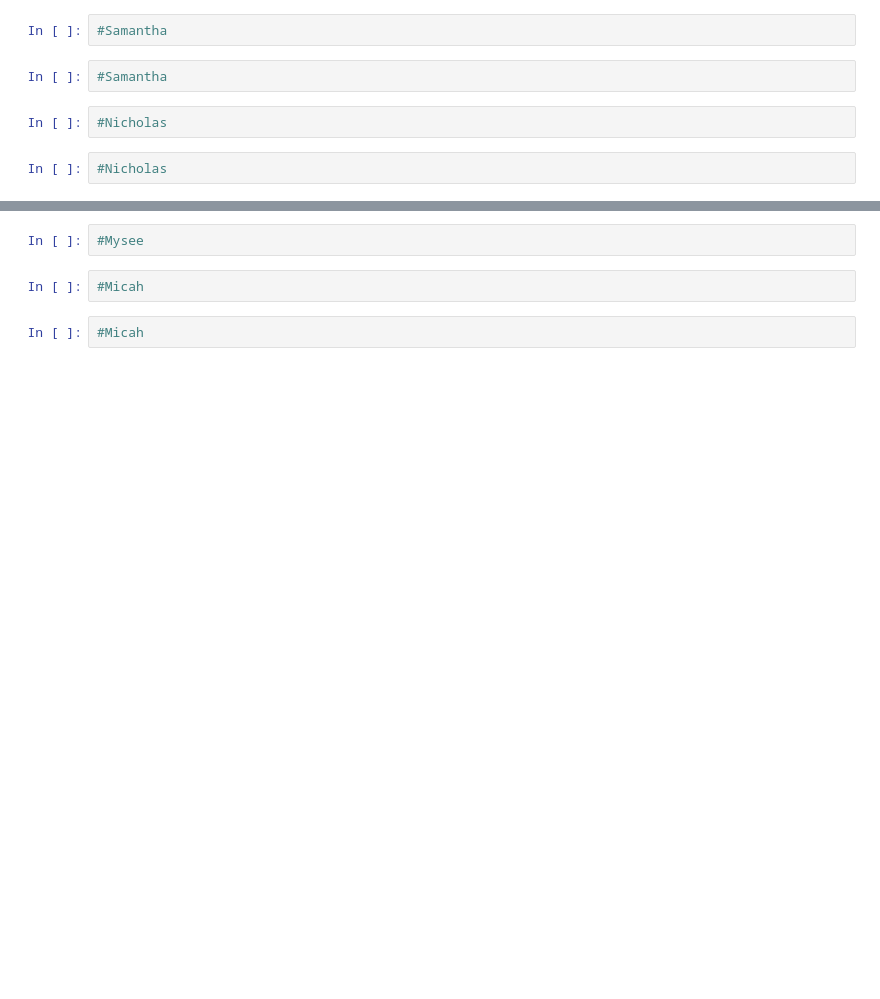
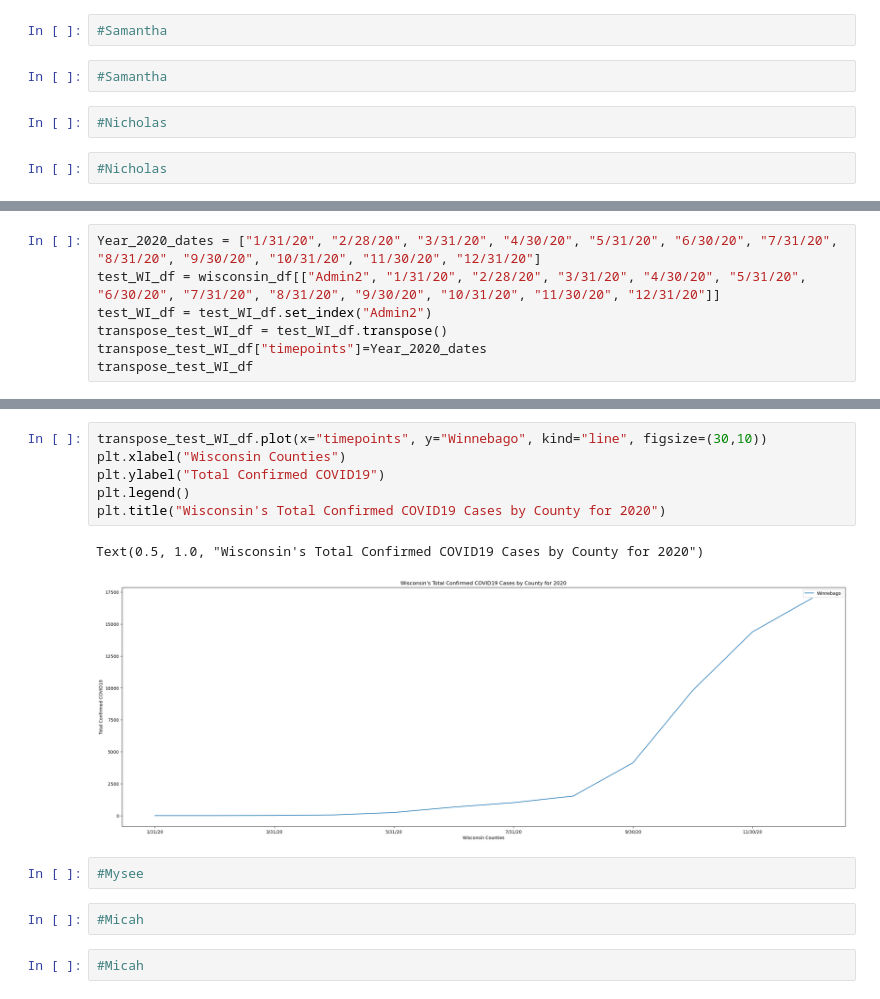
Before and after one commit to micah-11101/Covid-19Analysis, a Jupyter notebook: main.ipynb, the cells around one changed output, grey strips where cells are left out. Cells and saved outputs as stored; diff of their text form; blank space fills up the shorter version.

```diff
--- a/main.ipynb
+++ b/main.ipynb
@@ -83,0 +168,7 @@ minnesota_df.plot("Admin2","2/28/23",kind="bar",figsize=(30,10))
+# %%
+Year_2020_dates = ["1/31/20", "2/28/20", "3/31/20", "4/30/20", "5/31/20", "6/30/20", "7/31/20", "8/31/20", "9/30/20", "10/31/20", "11/30/20", "12/31/20"]
+test_WI_df = wisconsin_df[["Admin2", "1/31/20", "2/28/20", "3/31/20", "4/30/20", "5/31/20", "6/30/20", "7/31/20", "8/31/20", "9/30/20", "10/31/20", "11/30/20", "12/31/20"]]
+test_WI_df = test_WI_df.set_index("Admin2")
+transpose_test_WI_df = test_WI_df.transpose()
+transpose_test_WI_df["timepoints"]=Year_2020_dates
+transpose_test_WI_df
@@ -84,3 +190,12 @@ minnesota_df.plot("Admin2","2/28/23",kind="bar",figsize=(30,10))
+# %%
+transpose_test_WI_df.plot(x="timepoints", y="Winnebago", kind="line", figsize=(30,10))
+plt.xlabel("Wisconsin Counties")
+plt.ylabel("Total Confirmed COVID19")
+plt.legend()
+plt.title("Wisconsin's Total Confirmed COVID19 Cases by County for 2020")
+# %% [output]
+Text(0.5, 1.0, "Wisconsin's Total Confirmed COVID19 Cases by County for 2020")
+[figure, added]
 # %%
 #Mysee
 # %%
```
Also changed, not shown: parts of 9 cells of this notebook.
